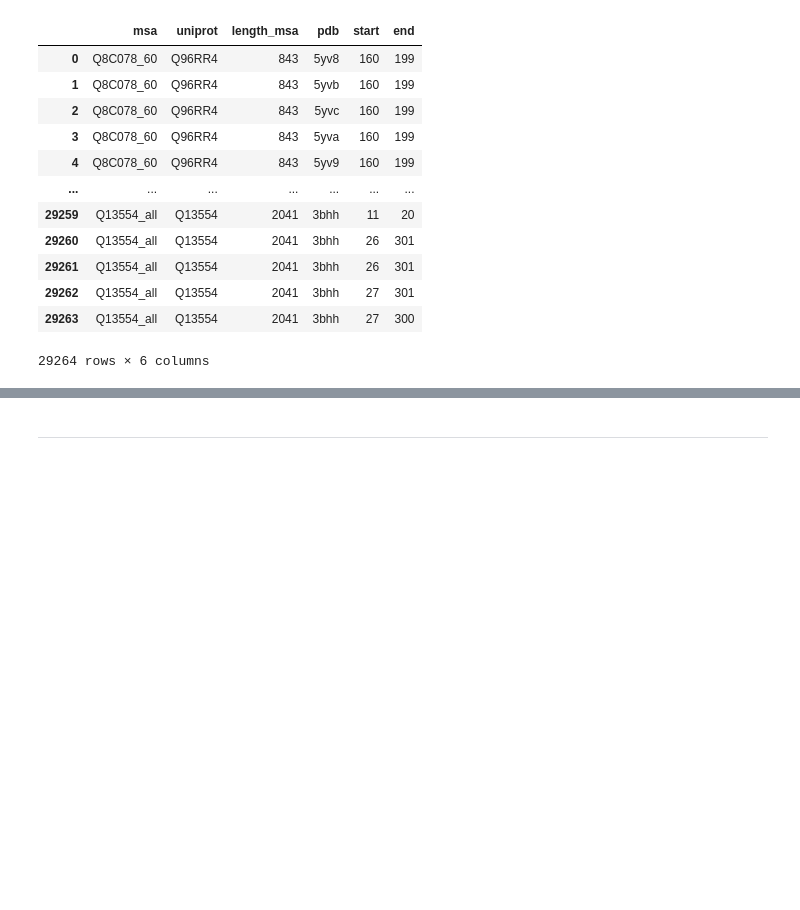
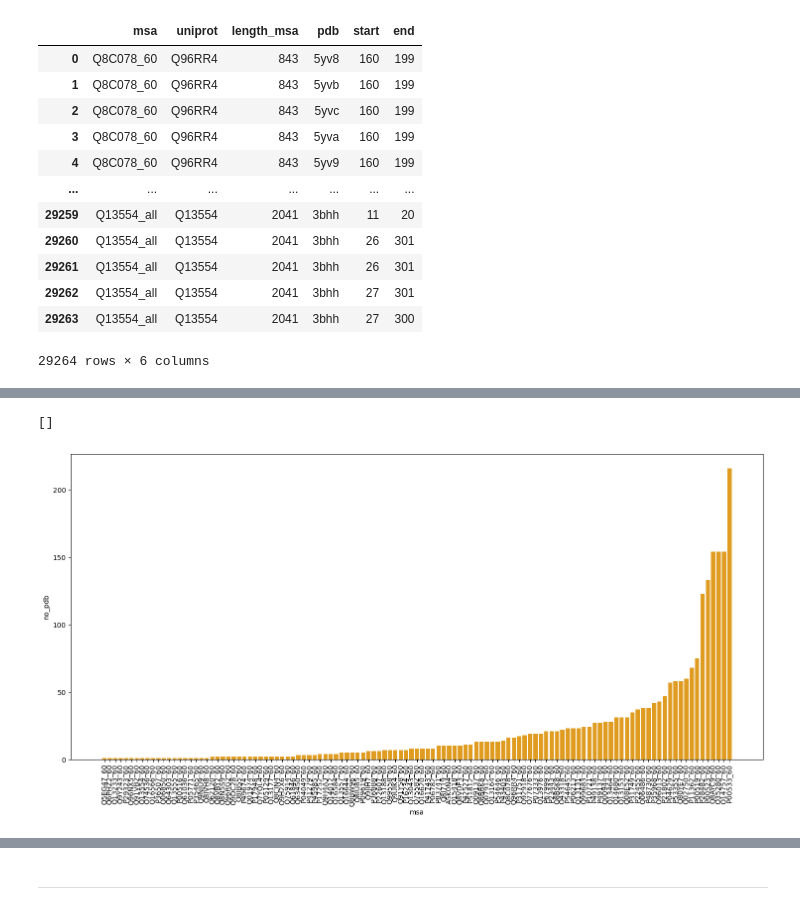
Before and after one commit to alvaro-2/cis-reg, a Jupyter notebook: scripts/orthologs.ipynb, the cells around one changed output, grey strips where cells are left out. Drawn from its saved outputs; the diff is of its cells as text; code cells hidden in the pictures; blank space fills up the shorter version.

```diff
--- a/scripts/orthologs.ipynb
+++ b/scripts/orthologs.ipynb
@@ -770,0 +820,9 @@ msa_pdb.to_csv('../datasets/msa_pdb.tsv', sep='\t', index= False)
+# %%
+msa_pdb_distrib_60 = msa_pdb_distrib[msa_pdb_distrib.msa.str.endswith("_60")].sort_values("no_pdb")
+plt.figure(figsize= (18,8))
+sns.barplot(data= msa_pdb_distrib_60, x= 'msa', y= 'no_pdb', color= 'orange')
+plt.xticks(rotation= 90)
+plt.plot()
+# %% [output]
+[]
+[figure, added]
```
Also changed, not shown: parts of 13 cells of this notebook.
